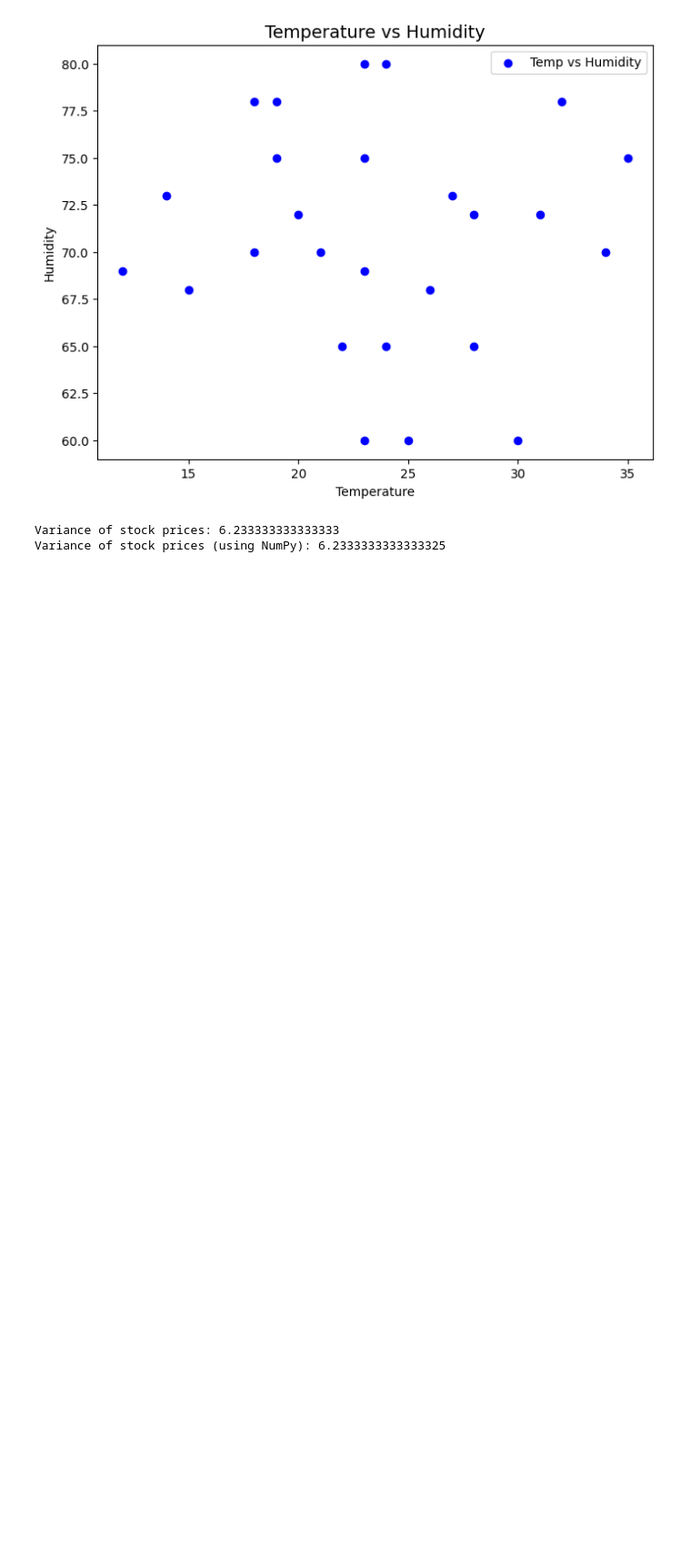
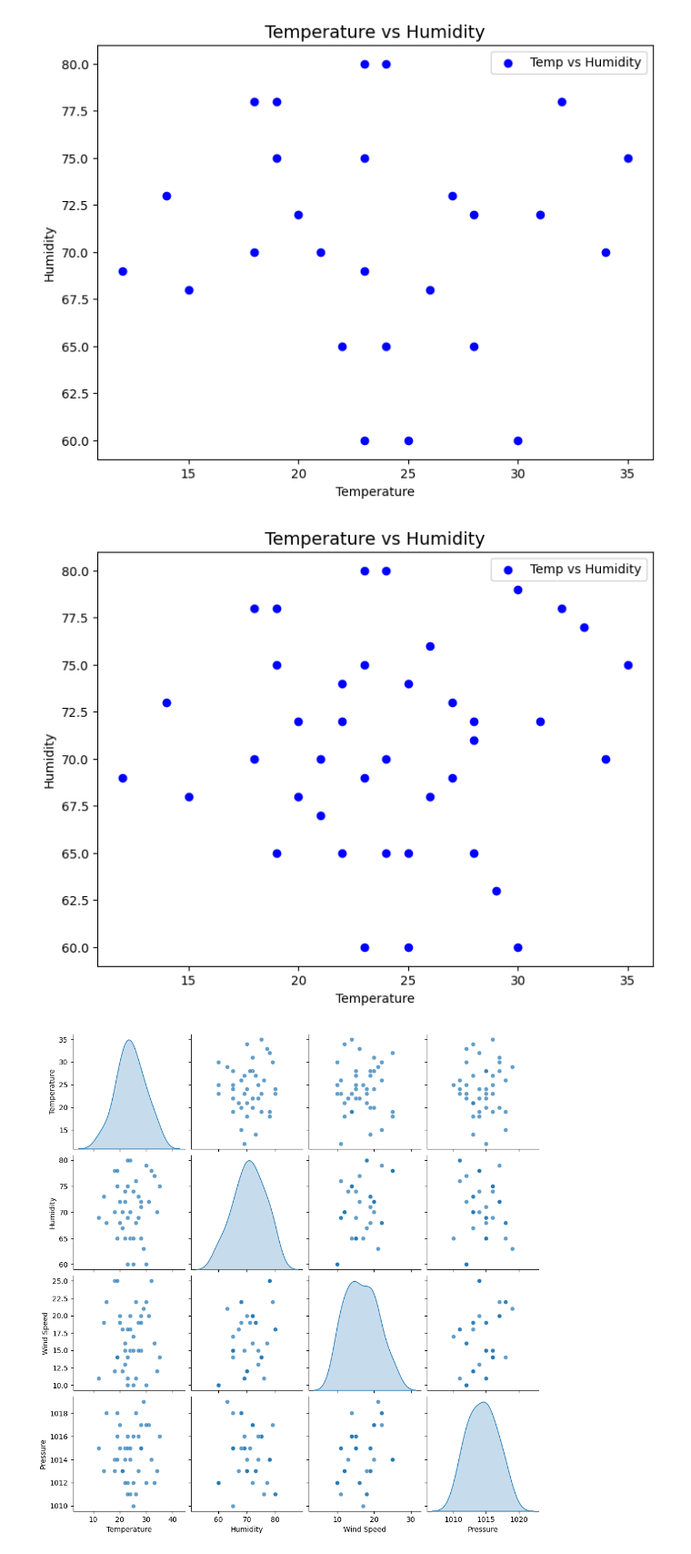
Before and after one commit to mrgoudsaab/Ranjithgoud, a Jupyter notebook: scatter_plots.ipynb, the cells around one changed output. Shown: that part at 91% size. Drawn from its saved outputs; the diff is of its cells as text; code cells hidden in the pictures; blank space fills up the shorter version.

```diff
--- a/scatter_plots.ipynb
+++ b/scatter_plots.ipynb
@@ -23,14 +34,34 @@ plt.legend()
 plt.show()
 # %% [output]
 [figure]
-# %%
-import statistics
-import numpy as np
-stock_prices = [100, 102, 98, 105, 101, 97, 99, 103, 100, 98]
-variance = statistics.variance(stock_prices)
-print(f"Variance of stock prices: {variance}")
-numpy_variance = np.var(stock_prices, ddof=1) # ddof=1 for sample variance
-print (f"Variance of stock prices (using NumPy): {numpy_variance}")
-# %% [output]
-Variance of stock prices: 6.233333333333333
-Variance of stock prices (using NumPy): 6.2333333333333325
+# %%
+import pandas as pd
+import seaborn as sns
+import matplotlib.pyplot as plt
+
+data = {
+    'Temperature': [22, 25, 28, 18, 21, 19, 24, 26, 23, 27, 28, 30, 31, 32, 34, 35, 23, 15, 12, 14, 24, 23, 20, 19, 18, 23, 25, 29, 33, 28, 22, 27, 21, 30, 26, 24, 19, 20, 22, 25],
+    'Humidity': [65, 60, 72, 78, 70, 75, 80, 68, 69, 73, 65, 60, 72, 78, 70, 75, 80, 68, 69, 73, 65, 60, 72, 78, 70, 75, 65, 63, 77, 71, 74, 69, 67, 79, 76, 70, 65, 68, 72, 74],
+    'Wind Speed': [15, 10, 20, 25, 12, 14, 18, 22, 11, 19, 15, 10, 20, 25, 12, 14, 18, 22, 11, 19, 15, 10, 20, 25, 12, 14, 17, 21, 16, 19, 13, 15, 18, 22, 11, 20, 14, 19, 16, 15],
+    'Pressure': [1015, 1012, 1017, 1014, 1013, 1016, 1011, 1018, 1015, 1013, 1015, 1012, 1017, 1014, 1013, 1016, 1011, 1018, 1015, 1013, 1015, 1012, 1017, 1014, 1013, 1016, 1010, 1019, 1012, 1015, 1014, 1016, 1013, 1017, 1011, 1014, 1018, 1015, 1012, 1016]
+}
+
+df = pd.DataFrame(data)
+
+
+# Scatter plot
+plt.figure(figsize=(8, 6))
+plt.scatter(df['Temperature'], df['Humidity'], color='blue', label='Temp vs Humidity')
+plt.title('Temperature vs Humidity', fontsize=14)
+plt.xlabel('Temperature')
+plt.ylabel('Humidity')
+plt.legend()
+plt.show()
+
+
+
+sns.pairplot(df, diag_kind="kde", plot_kws={"alpha": 0.7})
+plt.show()
+# %% [output]
+[figure, added]
+[figure, added]
```
Also changed, not shown: parts of 1 cell of this notebook.
